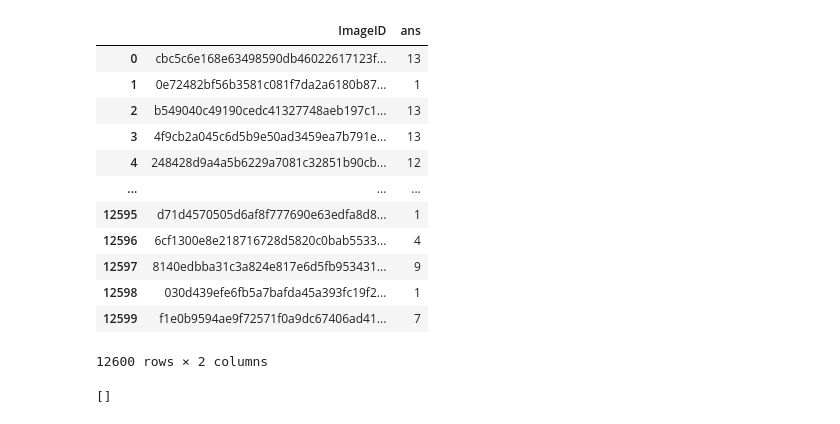
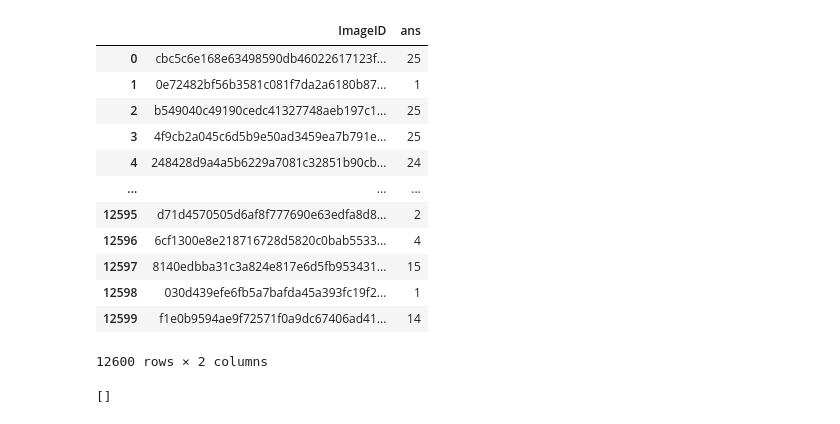
Before and after one commit to KimSeungHyun1217/mask_age_gender_classification, a Jupyter notebook: util/evaluate_result.ipynb, the cells around one changed output. Cells and saved outputs as stored; diff of their text form; code cells hidden in the pictures.

```diff
--- a/util/evaluate_result.ipynb
+++ b/util/evaluate_result.ipynb
@@ -5,22 +5,22 @@ from pathlib import Path
 from PIL import Image
 import matplotlib.pyplot as plt
 # %%
-df = pd.read_csv('../output/R18_SC_ALL.csv')
+df = pd.read_csv('../output/RES18_AGE_COMBI4_Combine.csv')
 # df.drop('Unnamed: 0', axis=1, inplace=True)
 df
 # %% [output]
 |  | ImageID | ans |
-| 0 | cbc5c6e168e63498590db46022617123f... | 13 |
+| 0 | cbc5c6e168e63498590db46022617123f... | 25 |
 | 1 | 0e72482bf56b3581c081f7da2a6180b87... | 1 |
-| 2 | b549040c49190cedc41327748aeb197c1... | 13 |
-| 3 | 4f9cb2a045c6d5b9e50ad3459ea7b791e... | 13 |
-| 4 | 248428d9a4a5b6229a7081c32851b90cb... | 12 |
+| 2 | b549040c49190cedc41327748aeb197c1... | 25 |
+| 3 | 4f9cb2a045c6d5b9e50ad3459ea7b791e... | 25 |
+| 4 | 248428d9a4a5b6229a7081c32851b90cb... | 24 |
 | ... | ... | ... |
-| 12595 | d71d4570505d6af8f777690e63edfa8d8... | 1 |
+| 12595 | d71d4570505d6af8f777690e63edfa8d8... | 2 |
 | 12596 | 6cf1300e8e218716728d5820c0bab5533... | 4 |
-| 12597 | 8140edbba31c3a824e817e6d5fb953431... | 9 |
+| 12597 | 8140edbba31c3a824e817e6d5fb953431... | 15 |
 | 12598 | 030d439efe6fb5a7bafda45a393fc19f2... | 1 |
-| 12599 | f1e0b9594ae9f72571f0a9dc67406ad41... | 7 |
+| 12599 | f1e0b9594ae9f72571f0a9dc67406ad41... | 14 |
 12600 rows × 2 columns
 # %%
 label = 0
```
Also changed, not shown: 2 other files.
